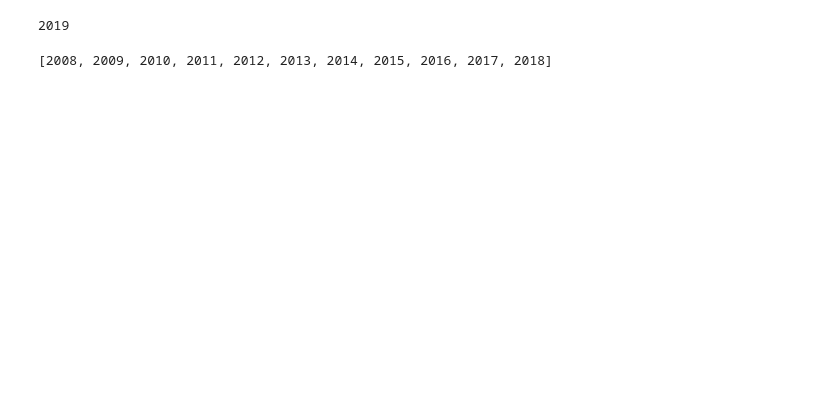
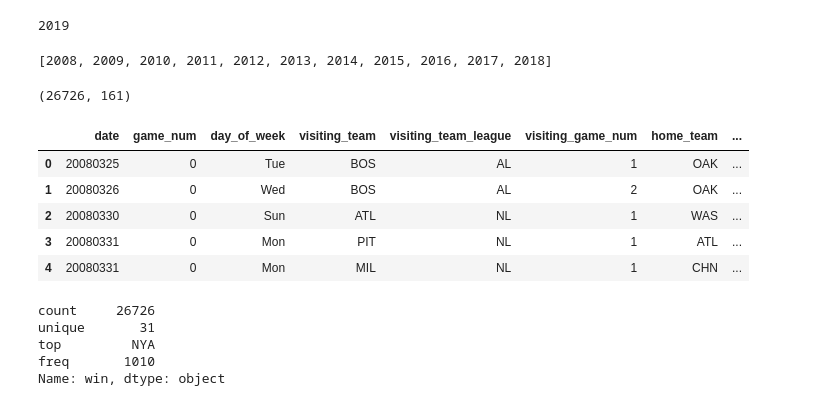
Before and after one commit to Dpgofast/baseball_predict, a Jupyter notebook: baseball_notebooks/Game_outcomes.ipynb, the cells around one changed output. Cells and saved outputs as stored; diff of their text form; code cells hidden in the pictures; blank space fills up the shorter version.

Commit message:
Added win col & winning team code to game outcomes

```diff
--- a/baseball_notebooks/Game_outcomes.ipynb
+++ b/baseball_notebooks/Game_outcomes.ipynb
@@ -20,7 +25,7 @@ seasons
 [2008, 2009, 2010, 2011, 2012, 2013, 2014, 2015, 2016, 2017, 2018]
 # %%
 def season_pull(year):
-    name = 'season_'+str(year)
+    name = 'overall_'+str(year)
     '''Pull from retrosheet for season indicated by year
     EX: season_pull(2008) returns a DataFrame containing
     the entire game by game for the 2008 MLB Season'''
@@ -36,0 +38,5 @@ for x in range(2008,2020,1):
+# %%
+df = pd.read_csv('C:/Users/dakot/Documents/GitHub/baseball_predict/Data/overall_2008.csv')
+cols = []
+for x in df.columns:
+    cols.append(x)
@@ -36,0 +45,24 @@ for x in range(2008,2020,1):
+# %%
+path = 'baseball_predict/Data/' # use your path
+all_files = glob.glob(path + "/*.csv")
+
+li = []
+
+for filename in all_files:
+    df = pd.read_csv(filename,usecols=cols,index_col=None)
+    li.append(df)
+
+frame = pd.concat(li, axis=0)
+# %%
+frame.shape
+# %% [output]
+(26726, 161)
+# %%
+frame.head()
+# %% [output]
+|  | date | game_num | day_of_week | visiting_team | visiting_team_league | visiting_game_num | home_team | ... |
+| 0 | 20080325 | 0 | Tue | BOS | AL | 1 | OAK | ... |
+| 1 | 20080326 | 0 | Wed | BOS | AL | 2 | OAK | ... |
+| 2 | 20080330 | 0 | Sun | ATL | NL | 1 | WAS | ... |
+| 3 | 20080331 | 0 | Mon | PIT | NL | 1 | ATL | ... |
+| 4 | 20080331 | 0 | Mon | MIL | NL | 1 | CHN | ... |
@@ -36,0 +72,8 @@ for x in range(2008,2020,1):
+# %%
+frame.win.describe()
+# %% [output]
+count     26726
+unique       31
+top         NYA
+freq       1010
+Name: win, dtype: object
```
Also changed, not shown: parts of 5 cells of this notebook.
